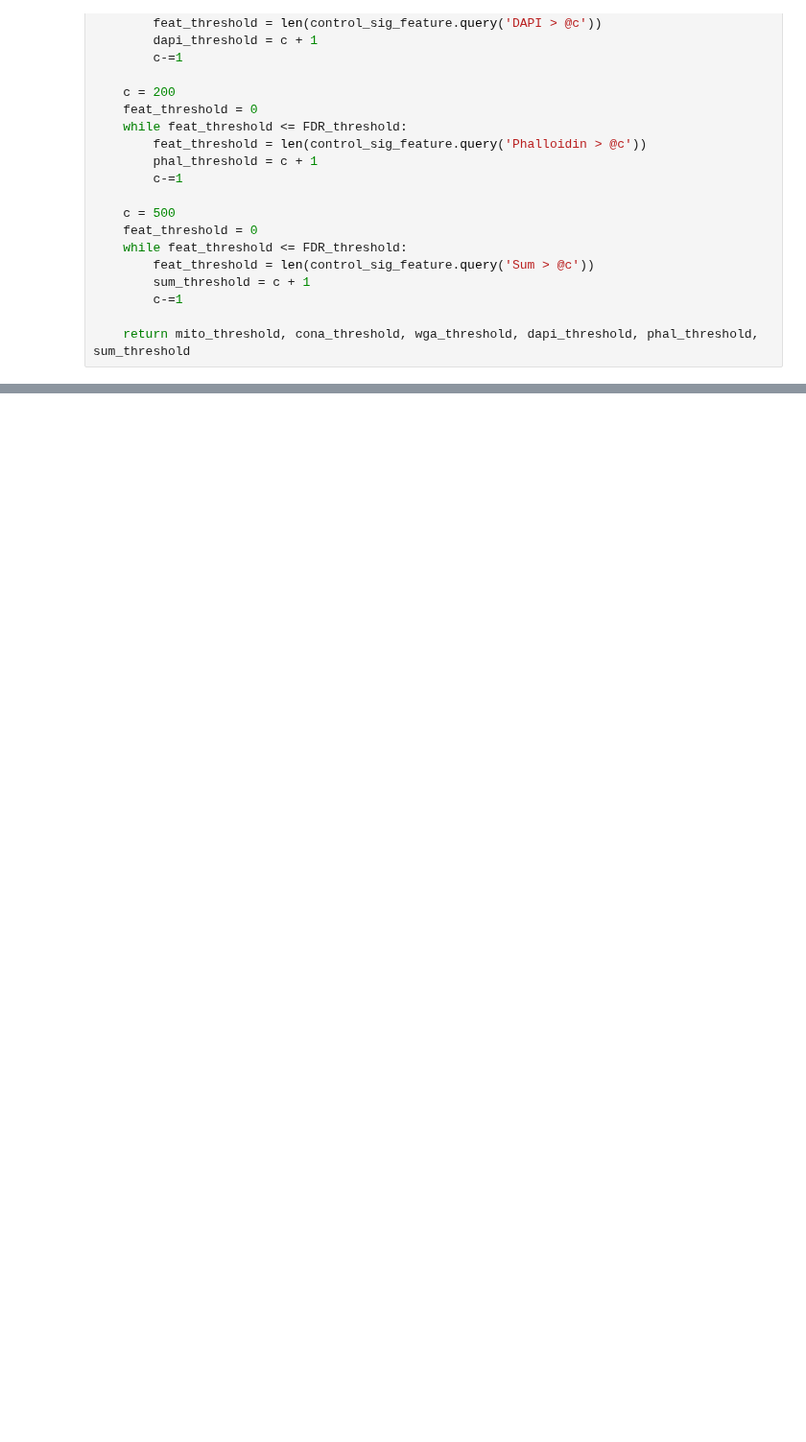
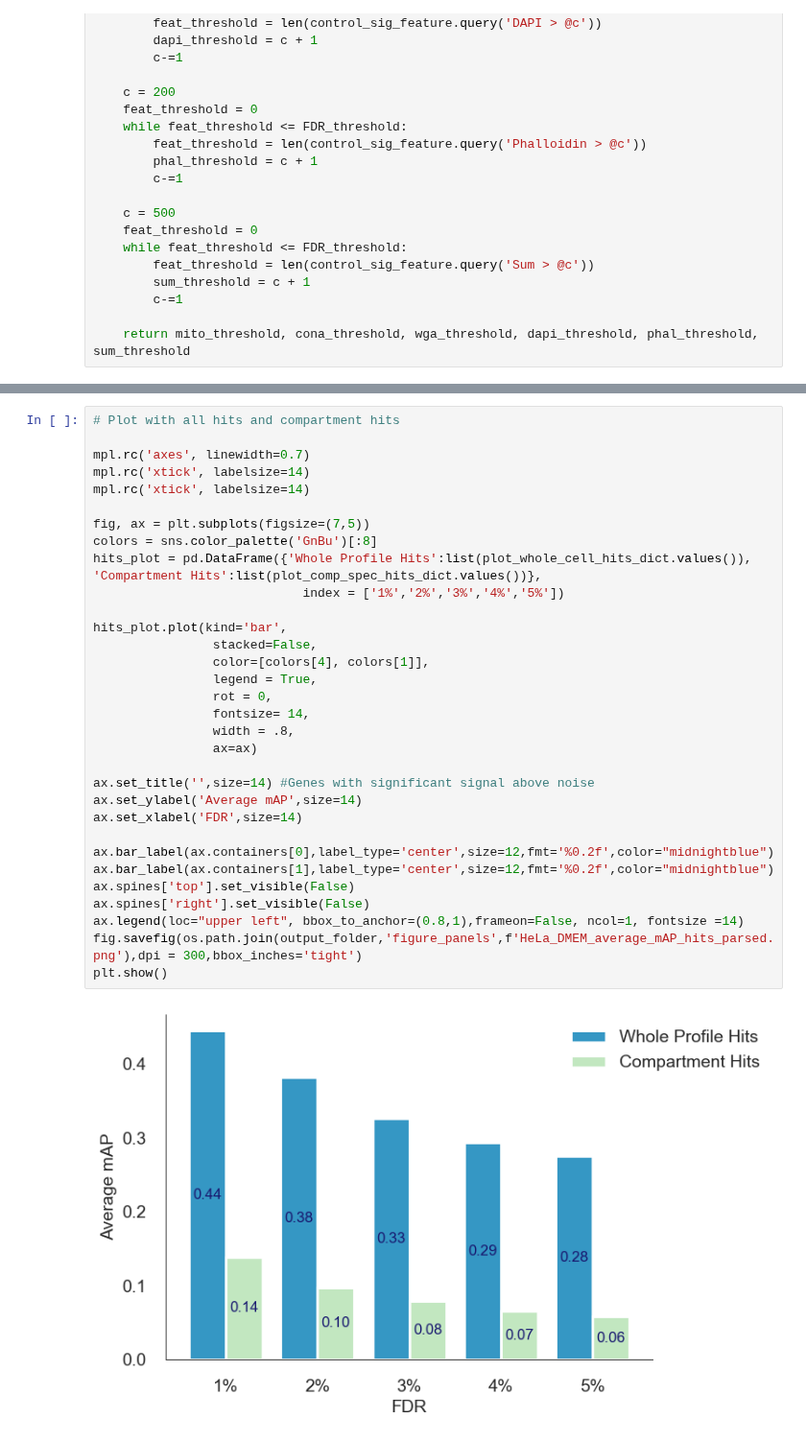
Before and after one commit to broadinstitute/2022_PERISCOPE, a Jupyter notebook: Supplemental_x/number_of_hits_DMEM_5_all_FDR.ipynb, the cells around one changed output, grey strips where cells are left out. Shown at 96% size. Saved outputs shown, nothing was run; the diff lists cells and outputs as text; blank space fills up the shorter version.

```diff
--- a/Supplemental_x/number_of_hits_DMEM_5_all_FDR.ipynb
+++ b/Supplemental_x/number_of_hits_DMEM_5_all_FDR.ipynb
@@ -449,0 +419,34 @@ for condition DMEM_5 average mAP for non-hits = 0.1668107250092076
+# %%
+# Plot with all hits and compartment hits
+
+mpl.rc('axes', linewidth=0.7)
+mpl.rc('xtick', labelsize=14)
+mpl.rc('xtick', labelsize=14)
+
+fig, ax = plt.subplots(figsize=(7,5))
+colors = sns.color_palette('GnBu')[:8]
+hits_plot = pd.DataFrame({'Whole Profile Hits':list(plot_whole_cell_hits_dict.values()), 'Compartment Hits':list(plot_comp_spec_hits_dict.values())},
+                            index = ['1%','2%','3%','4%','5%'])
+
+hits_plot.plot(kind='bar',
+                stacked=False,
+                color=[colors[4], colors[1]],
+                legend = True,
+                rot = 0,
+                fontsize= 14,
+                width = .8,
+                ax=ax)
+
+ax.set_title('',size=14) #Genes with significant signal above noise
+ax.set_ylabel('Average mAP',size=14)
+ax.set_xlabel('FDR',size=14)
+
+ax.bar_label(ax.containers[0],label_type='center',size=12,fmt='%0.2f',color="midnightblue")
+ax.bar_label(ax.containers[1],label_type='center',size=12,fmt='%0.2f',color="midnightblue")
+ax.spines['top'].set_visible(False)
+ax.spines['right'].set_visible(False)
+ax.legend(loc="upper left", bbox_to_anchor=(0.8,1),frameon=False, ncol=1, fontsize =14)
+fig.savefig(os.path.join(output_folder,'figure_panels',f'HeLa_DMEM_average_mAP_hits_parsed.png'),dpi = 300,bbox_inches='tight')
+plt.show()
+# %% [output]
+[figure, added]
```
Also changed, not shown: parts of 12 cells of this notebook, 3 other files.
